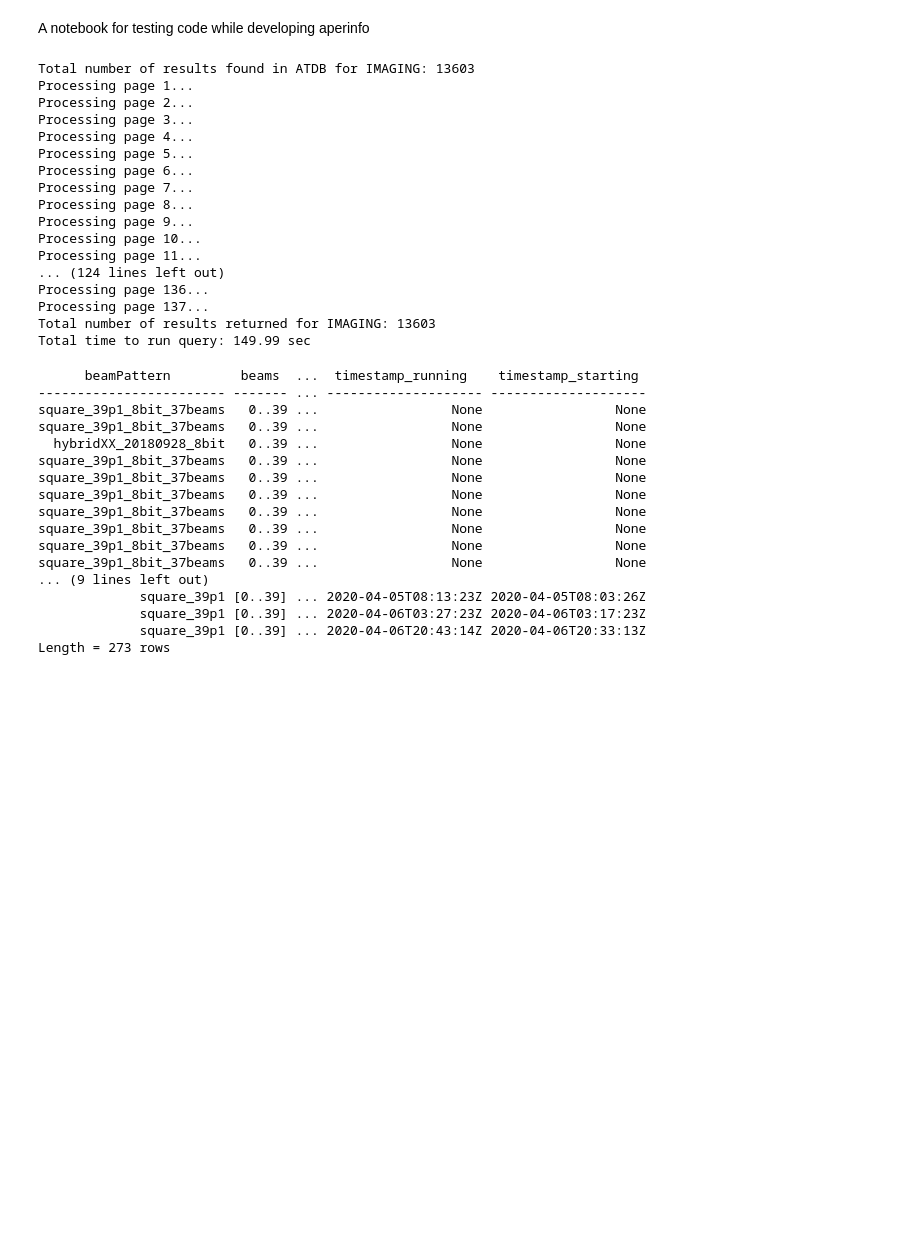
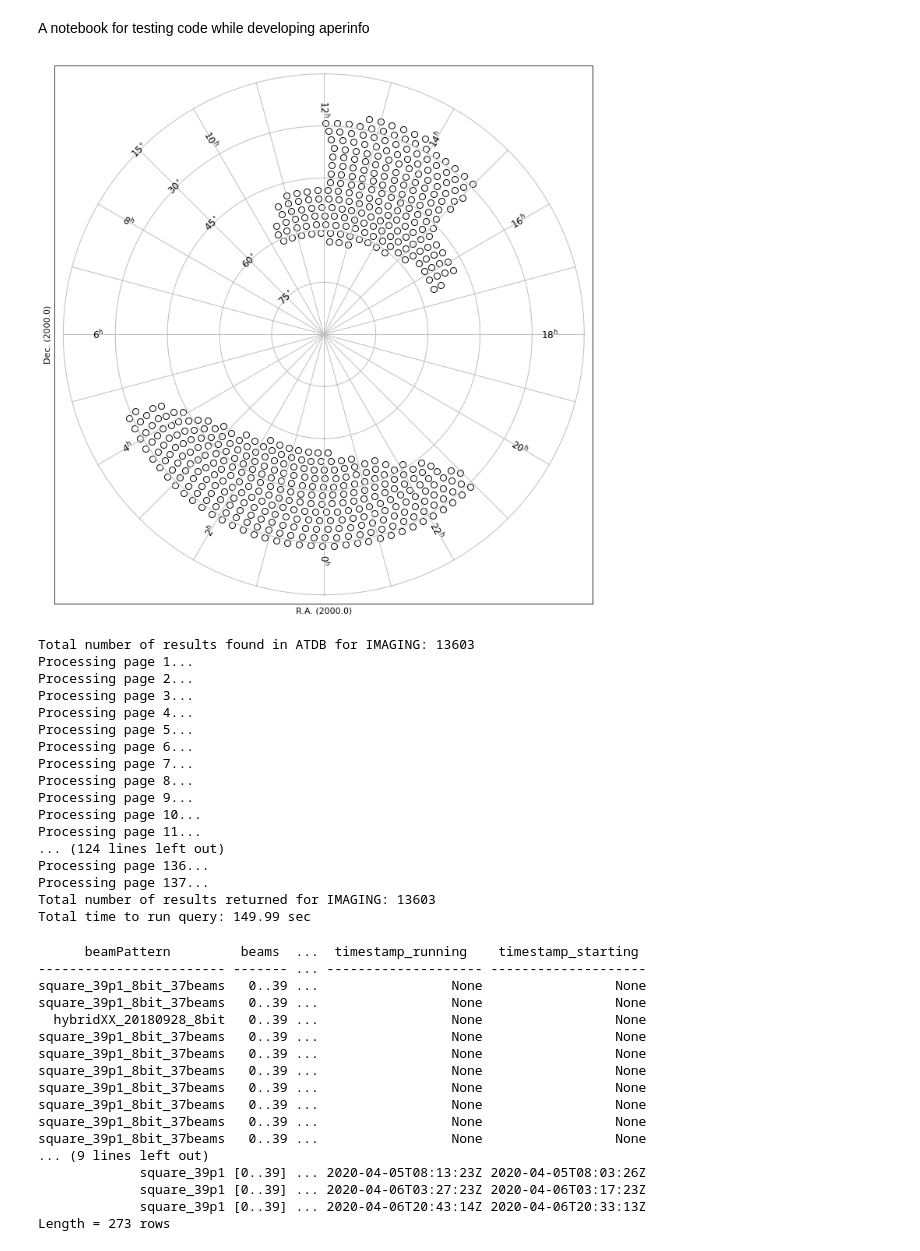
Before and after one commit to eakadams/aperinfo, a Jupyter notebook: test_code.ipynb, the cells around one changed output. Saved outputs shown, nothing was run; the diff lists cells and outputs as text; code cells hidden in the pictures; blank space fills up the shorter version.

```diff
--- a/test_code.ipynb
+++ b/test_code.ipynb
@@ -13,3 +19,73 @@ from datetime import datetime
+# %%
+
+#get mpl colors
+prop_cycle = plt.rcParams['axes.prop_cycle']
+mpcolors = prop_cycle.by_key()['color']
+
+surveypointings = os.path.join(
+                            'files',
+                            'all_pointings.v7.18jun20.txt')
+# %%
+dec0 = 89.9999999999   # Avoid plotting on the wrong side
+header = {'NAXIS'  :  2,
+          'NAXIS1' :  40, 'NAXIS2': 40,
+          'CTYPE1' : 'RA---ARC',
+          'CRVAL1' :  0.0, 'CRPIX1' : 20, 'CUNIT1' : 'deg',
+          'CDELT1' : -5.0, 'CTYPE2' : 'DEC--ARC',
+          'CRVAL2' :  dec0, 'CRPIX2' : 20,
+          'CUNIT2' : 'deg', 'CDELT2' : 5.0,
+         }
+# %%
+
+#figure instance
+fig = plt.figure(figsize=(12,12))
+frame = fig.add_axes((0.1,0.1,0.8,0.8))
+f = maputils.FITSimage(externalheader=header)
+
+f.set_limits(pxlim = (5,35), pylim=(5,35))
+
+X = np.arange(0,360,15)
+Y = np.arange(15,90, 15)
+
+
+lon_world = np.arange(0,360,30)
+lat_world = np.arange(15,90,15) #[20, 30, 60, 90]
+lon_constval = 9*15
+lat_constval = 25
+
+
+
+annim = f.Annotatedimage(frame)
+grat = annim.Graticule(axnum=(1,2),wylim=(15.0,90.0), wxlim=(0,360),
+                       startx=X, starty=Y)
+
+grat.setp_gratline(color='0.75')
+
+grat.setp_lineswcs1(20, color='g', linestyle='--')
+
+# Plot labels inside the plot
+lon_kwargs = {'color':'k', 'fontsize':12}
+lat_kwargs = {'color':'k', 'fontsize':12}
+grat.Insidelabels(wcsaxis=0,
+                  world=lon_world, constval=lat_constval,
+                  fmt="Hms",
+                  **lon_kwargs)
+grat.Insidelabels(wcsaxis=1,
+                  world=lat_world, constval=lon_constval,
+                  fmt="Dms",
+                  **lat_kwargs)
+
+#set marker size
+ms = 8
+
+sra, sdec = get_survey_ra_dec(surveypointings)
+xs,ys = annim.topixel(sra,sdec)
+annim.Marker(x=xs,y=ys,
+             marker='o',mode='pixel',markersize=ms,
+             color='black',fillstyle='none')
+annim.plot()
+# %% [output]
+[figure, added]
 # %%
 obslist = atdbquery.atdbquery('imaging',False,False)
 # %% [output]
```
Also changed, not shown: parts of 1 cell of this notebook.
